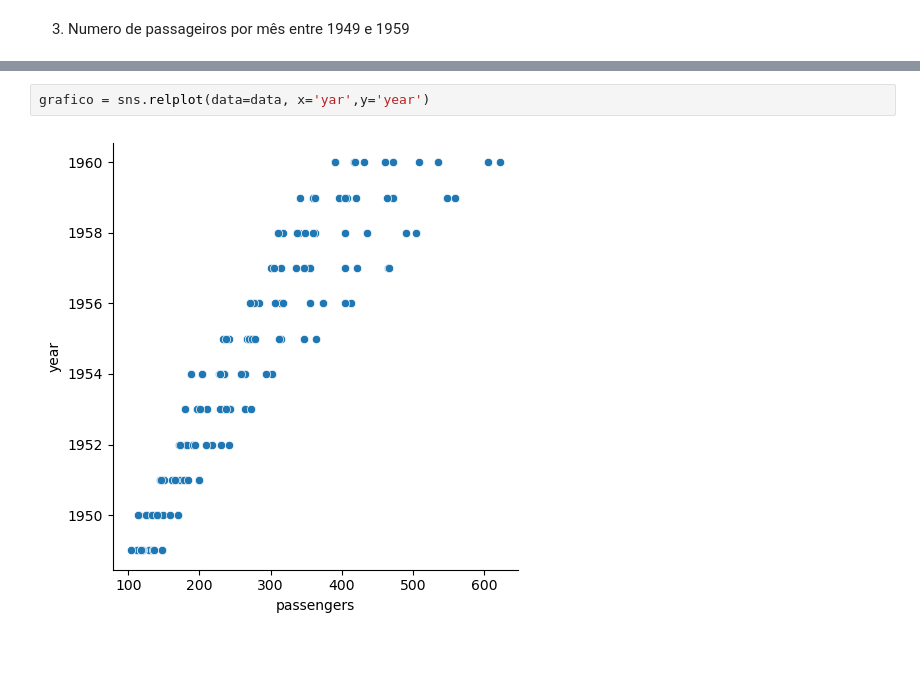
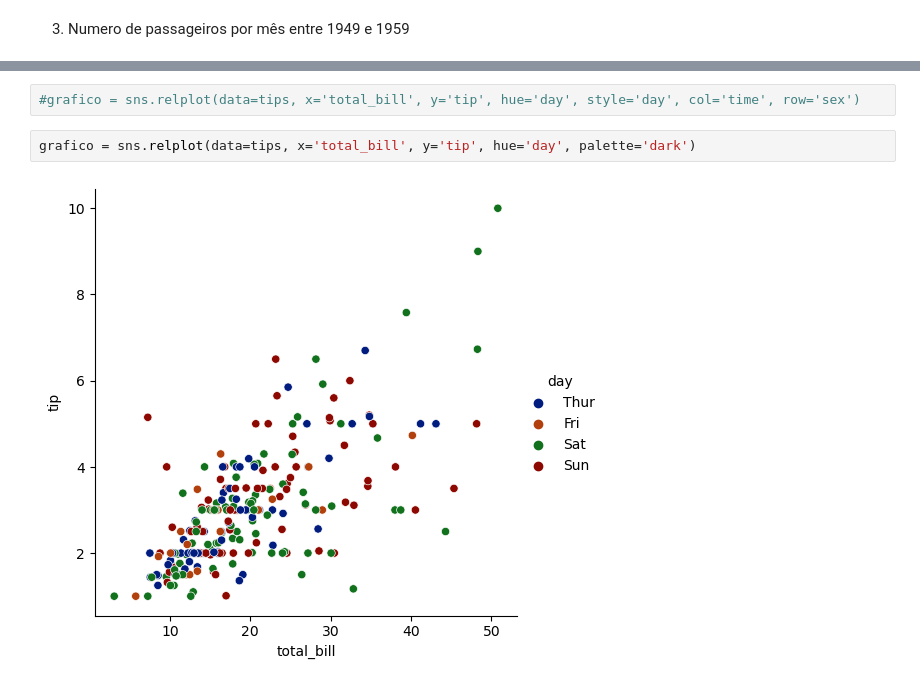
Before and after one commit to jhonatanpaz95/analise-de-dados, a Jupyter notebook: Seaborn/Seaborn.ipynb, the cells around one changed output, grey strips where cells are left out. Drawn from its saved outputs; the diff is of its cells as text; blank space fills up the shorter version.

```diff
--- a/Seaborn/Seaborn.ipynb
+++ b/Seaborn/Seaborn.ipynb
@@ -64,4 +104,6 @@ data.head()
+# %%
+#grafico = sns.relplot(data=tips, x='total_bill', y='tip', hue='day', style='day', col='time', row='sex')
 # %%
-grafico = sns.relplot(data=data, x='yar',y='year')
+grafico = sns.relplot(data=tips, x='total_bill', y='tip', hue='day', palette='dark')
 # %% [output]
-[figure, old version]
+[figure, new version]
```
Also changed, not shown: parts of 13 cells of this notebook.
